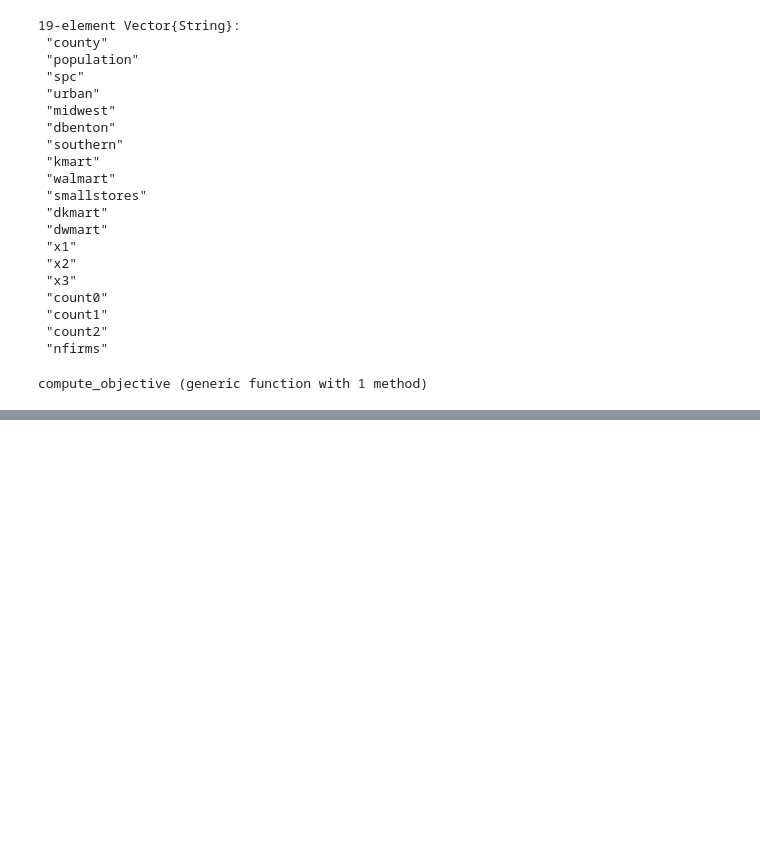
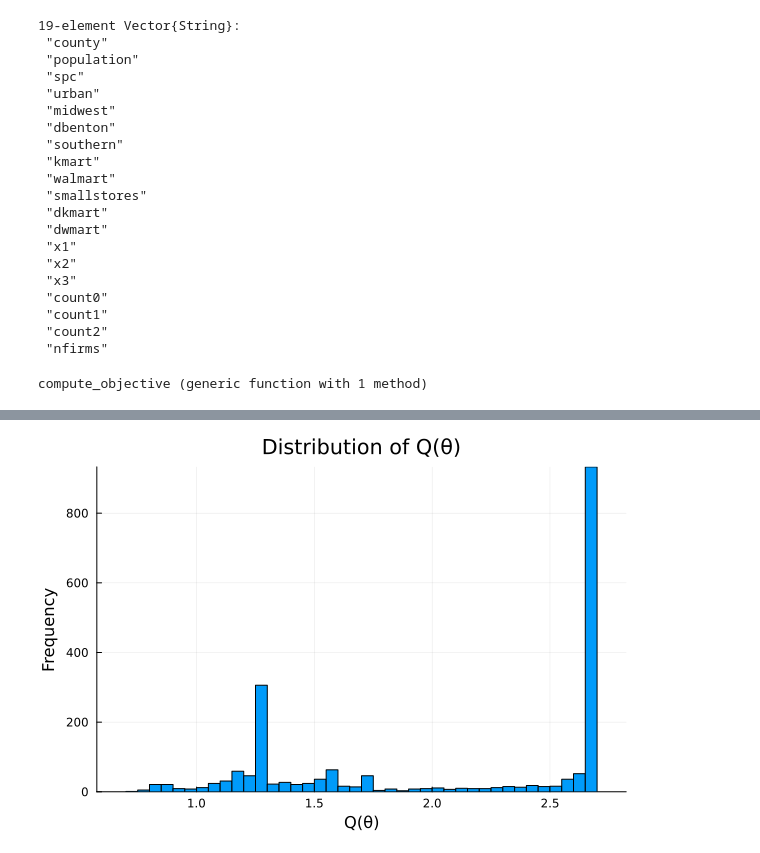
Before and after one commit to jorditorres1098/TSE-2025-2026, a Jupyter notebook: IO/problem_set_2.ipynb, the cells around one changed output, grey strips where cells are left out. Cells and saved outputs as stored; diff of their text form; code cells hidden in the pictures; blank space fills up the shorter version.

```diff
--- a/IO/problem_set_2.ipynb
+++ b/IO/problem_set_2.ipynb
@@ -96,21 +96,25 @@ names(main)
  "count2"
  "nfirms"
 # %%
-using Statistics, GaussianDistributions, Distributions
+using Statistics, GaussianDistributions, Distributions, MvNormalCDF
 
-function binormal(a, b, rho)
-    d = BivariateNormal(0.0, 0.0, 1.0, 1.0, rho)
-    return cdf(d, a, b)
+
+
+function binormal(a, b, rho; m=5000)
+    Σ = [1.0 rho; rho 1.0]
+    d = MvNormal([0.0, 0.0], Σ)
+    p, err = mvnormcdf(d, [-Inf, -Inf], [a, b]; m=m)
+    return p
 end
 
 
 function compute_probs(piw, pik, piduow, piduok, rho)
-    p11_s= 1- (binormal(-piduow, 100, rho)) - (binormal(-piduow, -piduok, rho)) - (binormal(100, -piduok, rho))
+    p11_s= 1- (binormal(-piduow, Inf, rho)) - (binormal(-piduow, -piduok, rho)) - (binormal(Inf, -piduok, rho))
     p00_s= (binormal(-piw, -pik, rho))
-    p10_u_s= (binormal(100, -piduok, rho))- (binormal(-piw, -piduok, rho))
-    p10_l_s= 1- (binormal(-piduow, -pik, rho))- p00 - p11
-    p01_u_s= (binormal(-piduow, 100, rho))- (binormal(-piduow, -pik, rho))
-    p01_l_s= 1- (binormal(-piw, -piduok, rho))- p00 - p11
+    p10_u_s= (binormal(Inf, -piduok, rho))- (binormal(-piw, -piduok, rho))
+    p10_l_s= 1- (binormal(-piduow, -pik, rho))- p00_s - p11_s
+    p01_u_s= (binormal(-piduow, Inf, rho))- (binormal(-piduow, -pik, rho))
+    p01_l_s= 1- (binormal(-piw, -piduok, rho))- p00_s - p11_s
 
     return p11_s, p00_s, p10_u_s, p10_l_s, p01_u_s, p01_l_s
 end
@@ -270,0 +352,2 @@ prob_freq
+# %%
+Qvals = [Q_theta(cell_data, θ[r, :]) for r in 1:size(θ,1)]
@@ -270,0 +372,14 @@ prob_freq
+# %%
+#add distribituion
+
+using Plots
+
+histogram(Qvals;
+    bins = 50,
+    xlabel = "Q(θ)",
+    ylabel = "Frequency",
+    title = "Distribution of Q(θ)",
+    legend = false
+)
+# %% [output]
+[figure, added]
```
Also changed, not shown: parts of 5 cells of this notebook, 5 other files.
